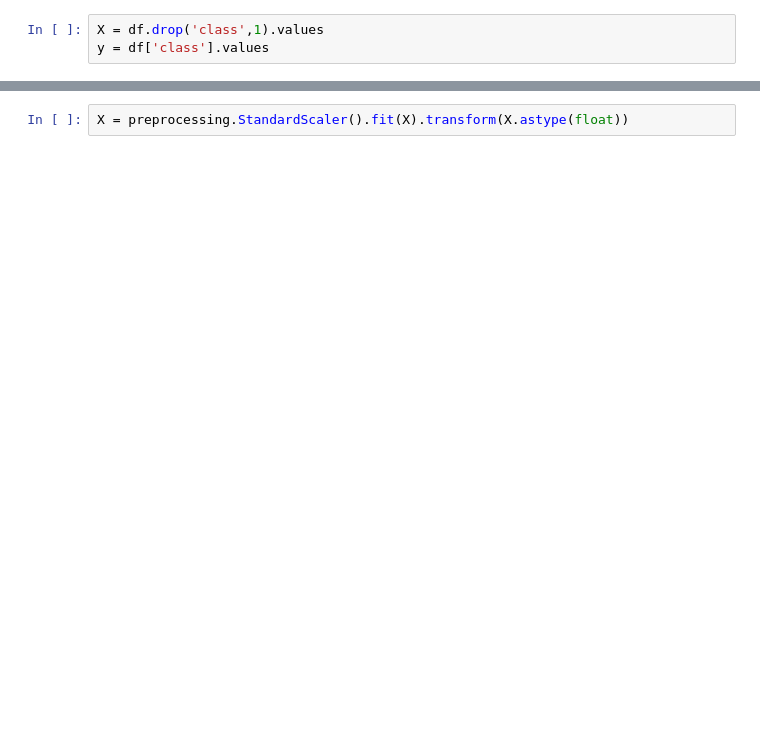
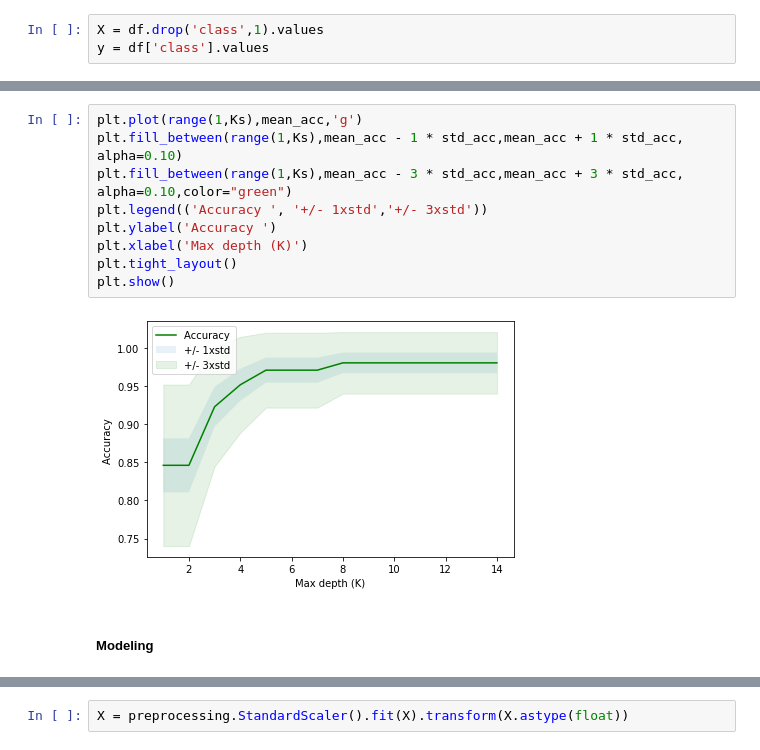
Before and after one commit to lilosa88/Diabetes, a Jupyter notebook: Case study Diabetes.ipynb, the cells around one changed output, grey strips where cells are left out. Cells and saved outputs as stored; diff of their text form; blank space fills up the shorter version.

```diff
--- a/Case study Diabetes.ipynb
+++ b/Case study Diabetes.ipynb
@@ -700,0 +651,13 @@ y = df['class'].values
+# %%
+plt.plot(range(1,Ks),mean_acc,'g')
+plt.fill_between(range(1,Ks),mean_acc - 1 * std_acc,mean_acc + 1 * std_acc, alpha=0.10)
+plt.fill_between(range(1,Ks),mean_acc - 3 * std_acc,mean_acc + 3 * std_acc, alpha=0.10,color="green")
+plt.legend(('Accuracy ', '+/- 1xstd','+/- 3xstd'))
+plt.ylabel('Accuracy ')
+plt.xlabel('Max depth (K)')
+plt.tight_layout()
+plt.show()
+# %% [output]
+[figure, added]
+# %% [markdown]
+##### Modeling
```
Also changed, not shown: parts of 110 cells of this notebook.
